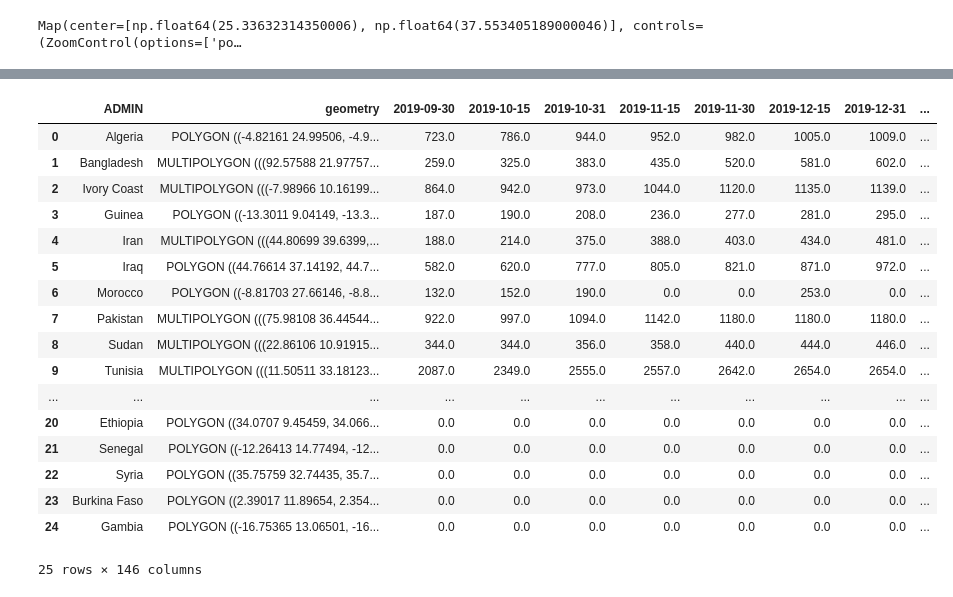
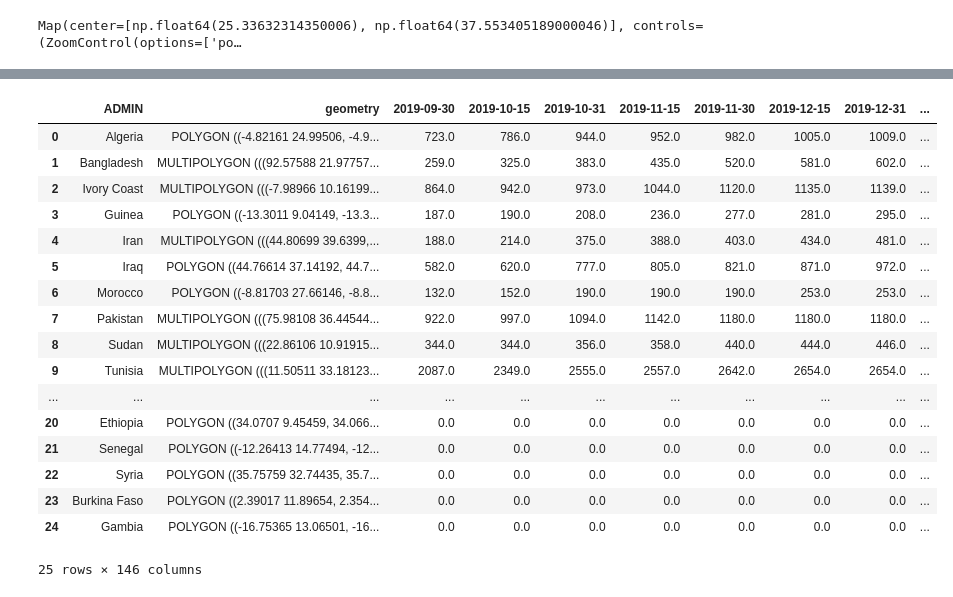
Before and after one commit to enriquetaietta/data-science-unitn, a Jupyter notebook: geospatial-analysis/01B_data_analysis_liberiamoli-tutti_nazionalita.ipynb, the cells around one changed output, grey strips where cells are left out. Cells and saved outputs as stored; diff of their text form; code cells hidden in the pictures.

Commit message:
Fix and Updates for migrants nationality maps

```diff
--- a/geospatial-analysis/01B_data_analysis_liberiamoli-tutti_nazionalita.ipynb
+++ b/geospatial-analysis/01B_data_analysis_liberiamoli-tutti_nazionalita.ipynb
@@ -120,6 +148,10 @@ for nomi_nazioni_it in nazioni_migranti_csv['Nazione'].unique():
     nazioni_migranti_csv.loc[nazioni_migranti_csv['Nazione'] == nomi_nazioni_it, 'ADMIN'] = translate_en.text
 
 print(nazioni_migranti_csv['ADMIN'].unique())
+
+# -> Modifica manuale per la Turchia, da Türkiye a Turkey
+nazioni_migranti_csv.loc[nazioni_migranti_csv['ADMIN'] == 'Türkiye', 'ADMIN'] = 'Turkey'
+print(nazioni_migranti_csv['ADMIN'].unique())
 # %% [output]
 Algeria
 Algeria
@@ -464,25 +539,47 @@ m_total.to_html('nazioni_map_total.html')
 nazioni_migranti_gdf_wide_plus = nazioni_migranti_gdf_wide.copy()
 numeric_cols = nazioni_migranti_gdf_wide_plus.select_dtypes(include=[np.number]).columns
 nazioni_migranti_gdf_wide_plus[numeric_cols] = nazioni_migranti_gdf_wide_plus[numeric_cols].fillna(0)
+data_report_start = '2019-09-30'
 
 last_year_base=0
 for nazione in nazioni_migranti_gdf_wide['ADMIN'].unique():
-    for column in nazioni_migranti_gdf_wide.columns:
-        print(column)
-        if ('ADMIN' in column) or ('geometry' in column):
-            print('prosegui')
-        elif '2019' not in column :
-            print(last_year_base)
-            print(type(last_year_base))
-            print(nazioni_migranti_gdf_wide_plus[nazioni_migranti_gdf_wide_plus['ADMIN']==nazione][column])
-            print(type(nazioni_migranti_gdf_wide_plus[nazioni_migranti_gdf_wide_plus['ADMIN']==nazione][column]))
-            nazioni_migranti_gdf_wide_plus.loc[nazioni_migranti_gdf_wide_plus['ADMIN']==nazione, column] = nazioni_migranti_gdf_wide_plus[nazioni_migranti_gdf_wide_plus['ADMIN']==nazione][column]+last_year_base
+    print(nazione)
+    prev_years_sum = 0
+    for i, column in enumerate(nazioni_migranti_gdf_wide.columns):
 
-        if '12-31' in column:
-            print('Eccolo')
-            print(column)
-            last_year_base=nazioni_migranti_gdf_wide_plus[nazioni_migranti_gdf_wide_plus['ADMIN']==nazione][column]
-            print(last_year_base)
+        if column in ['ADMIN', 'geometry']:
+            continue
+        else:
+            prev_col = nazioni_migranti_gdf_wide.columns[i - 1] if i > 0 else None
+            mask = nazioni_migranti_gdf_wide_plus['ADMIN'] == nazione
+
+            value = nazioni_migranti_gdf_wide_plus.loc[mask, column].iloc[0]
+
+            if value == 0 and prev_col is not None and column not in [data_report_start]:
+                nazioni_migranti_gdf_wide_plus.loc[mask, column] = (
+                    nazioni_migranti_gdf_wide_plus.loc[mask, prev_col]
+                )
+            elif value != 0 and int(column[0:4]) > 2019: # Devo valorizzare il totale dell'anno precedente
+                nazioni_migranti_gdf_wide_plus.loc[mask, column] = (
+                    prev_years_sum +
+                    nazioni_migranti_gdf_wide_plus.loc[mask, column]
+                )
+
+            if '12-31' in column:
+                prev_years_sum = nazioni_migranti_gdf_wide_plus.loc[mask, column]
+
+#        elif '2019' not in column :
+#            print(last_year_base)
+#            print(type(last_year_base))
+#            print(nazioni_migranti_gdf_wide_plus[nazioni_migranti_gdf_wide_plus['ADMIN']==nazione][column])
+#            print(type(nazioni_migranti_gdf_wide_plus[nazioni_migranti_gdf_wide_plus['ADMIN']==nazione][column]))
+#            nazioni_migranti_gdf_wide_plus.loc[nazioni_migranti_gdf_wide_plus['ADMIN']==nazione, column] = nazioni_migranti_gdf_wide_plus[nazioni_migranti_gdf_wide_plus['ADMIN']==nazione][column]+last_year_base
+
+#        if '12-31' in column:
+#            print('Eccolo')
+#            print(column)
+#            last_year_base=nazioni_migranti_gdf_wide_plus[nazioni_migranti_gdf_wide_plus['ADMIN']==nazione][column]
+#            print(last_year_base)
 
 nazioni_migranti_gdf_wide_plus
 # %% [output]
@@ -506,11 +603,11 @@ Name: 2
 |  | ADMIN | geometry | 2019-09-30 | 2019-10-15 | 2019-10-31 | 2019-11-15 | 2019-11-30 | 2019-12-15 | 2019-12-31 | ... |
 | 0 | Algeria | POLYGON ((-4.82161 24.99506, -4.9... | 723.0 | 786.0 | 944.0 | 952.0 | 982.0 | 1005.0 | 1009.0 | ... |
 | 1 | Bangladesh | MULTIPOLYGON (((92.57588 21.97757... | 259.0 | 325.0 | 383.0 | 435.0 | 520.0 | 581.0 | 602.0 | ... |
 | 2 | Ivory Coast | MULTIPOLYGON (((-7.98966 10.16199... | 864.0 | 942.0 | 973.0 | 1044.0 | 1120.0 | 1135.0 | 1139.0 | ... |
 | 3 | Guinea | POLYGON ((-13.3011 9.04149, -13.3... | 187.0 | 190.0 | 208.0 | 236.0 | 277.0 | 281.0 | 295.0 | ... |
 | 4 | Iran | MULTIPOLYGON (((44.80699 39.6399,... | 188.0 | 214.0 | 375.0 | 388.0 | 403.0 | 434.0 | 481.0 | ... |
 | 5 | Iraq | POLYGON ((44.76614 37.14192, 44.7... | 582.0 | 620.0 | 777.0 | 805.0 | 821.0 | 871.0 | 972.0 | ... |
-| 6 | Morocco | POLYGON ((-8.81703 27.66146, -8.8... | 132.0 | 152.0 | 190.0 | 0.0 | 0.0 | 253.0 | 0.0 | ... |
+| 6 | Morocco | POLYGON ((-8.81703 27.66146, -8.8... | 132.0 | 152.0 | 190.0 | 190.0 | 190.0 | 253.0 | 253.0 | ... |
 | 7 | Pakistan | MULTIPOLYGON (((75.98108 36.44544... | 922.0 | 997.0 | 1094.0 | 1142.0 | 1180.0 | 1180.0 | 1180.0 | ... |
 | 8 | Sudan | MULTIPOLYGON (((22.86106 10.91915... | 344.0 | 344.0 | 356.0 | 358.0 | 440.0 | 444.0 | 446.0 | ... |
 | 9 | Tunisia | MULTIPOLYGON (((11.50511 33.18123... | 2087.0 | 2349.0 | 2555.0 | 2557.0 | 2642.0 | 2654.0 | 2654.0 | ... |
```
Also changed, not shown: parts of 18 cells of this notebook, 2 other files.
